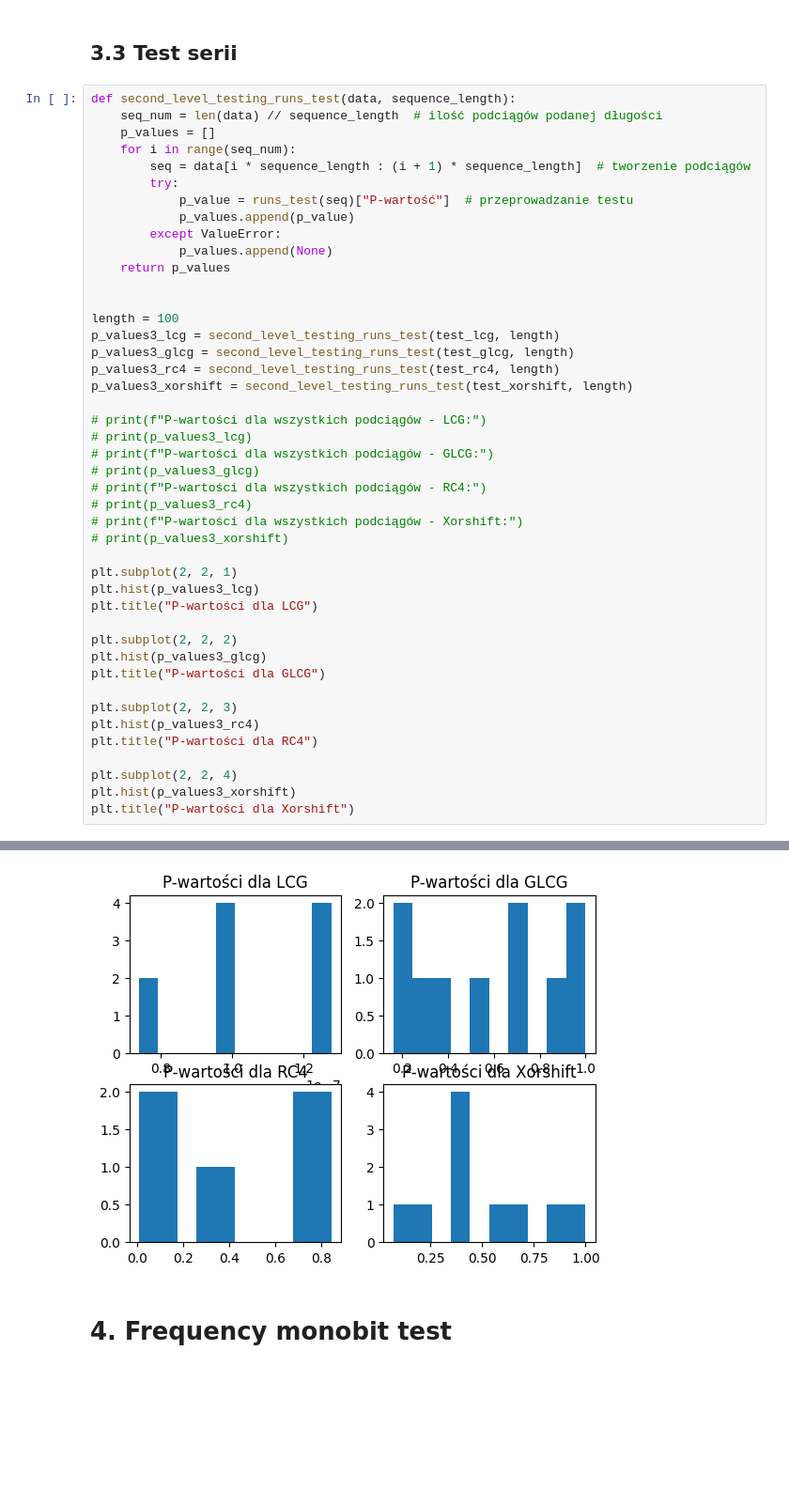
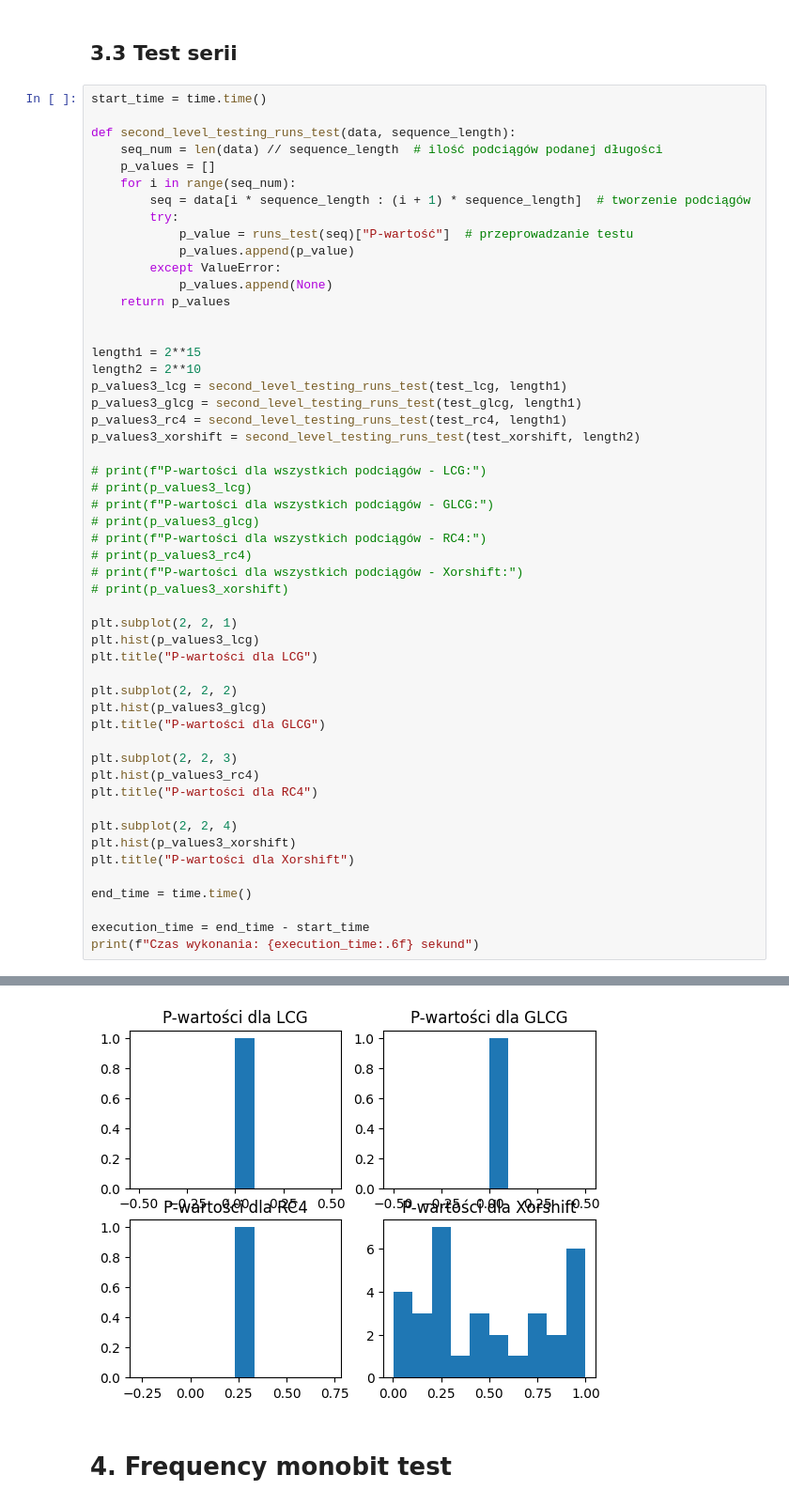
Before and after one commit to MartaGacek1/MonteCarloProject1, a Jupyter notebook: MonteCarloProjekt1.ipynb, the cells around one changed output, grey strips where cells are left out. Shown at 94% size. Drawn from its saved outputs; the diff is of its cells as text; blank space fills up the shorter version.

```diff
--- a/MonteCarloProjekt1.ipynb
+++ b/MonteCarloProjekt1.ipynb
@@ -719,6 +780,8 @@ Text(0.5, 1.0, 'P-wartości dla Xorshift')
 # %% [markdown]
 ## 3.3 Test serii
 # %%
+start_time = time.time()
+
 def second_level_testing_runs_test(data, sequence_length):
     seq_num = len(data) // sequence_length  # ilość podciągów podanej długości
     p_values = []
@@ -732,11 +795,12 @@ def second_level_testing_runs_test(data, sequence_length):
     return p_values
 
 
-length = 100
-p_values3_lcg = second_level_testing_runs_test(test_lcg, length)
-p_values3_glcg = second_level_testing_runs_test(test_glcg, length)
-p_values3_rc4 = second_level_testing_runs_test(test_rc4, length)
-p_values3_xorshift = second_level_testing_runs_test(test_xorshift, length)
+length1 = 2**15
+length2 = 2**10
+p_values3_lcg = second_level_testing_runs_test(test_lcg, length1)
+p_values3_glcg = second_level_testing_runs_test(test_glcg, length1)
+p_values3_rc4 = second_level_testing_runs_test(test_rc4, length1)
+p_values3_xorshift = second_level_testing_runs_test(test_xorshift, length2)
 
 # print(f"P-wartości dla wszystkich podciągów - LCG:")
 # print(p_values3_lcg)
@@ -762,4 +826,9 @@ plt.title("P-wartości dla RC4")
 plt.subplot(2, 2, 4)
 plt.hist(p_values3_xorshift)
 plt.title("P-wartości dla Xorshift")
+
+end_time = time.time()
+
+execution_time = end_time - start_time
+print(f"Czas wykonania: {execution_time:.6f} sekund")
 # %% [output]
@@ -767,4 +836,4 @@ Text(0.5, 1.0, 'P-wartości dla Xorshift')
-[figure, old version]
+[figure, new version]
 # %% [markdown]
 # 4. Frequency monobit test
 # %%
```
Also changed, not shown: parts of 14 cells of this notebook.
